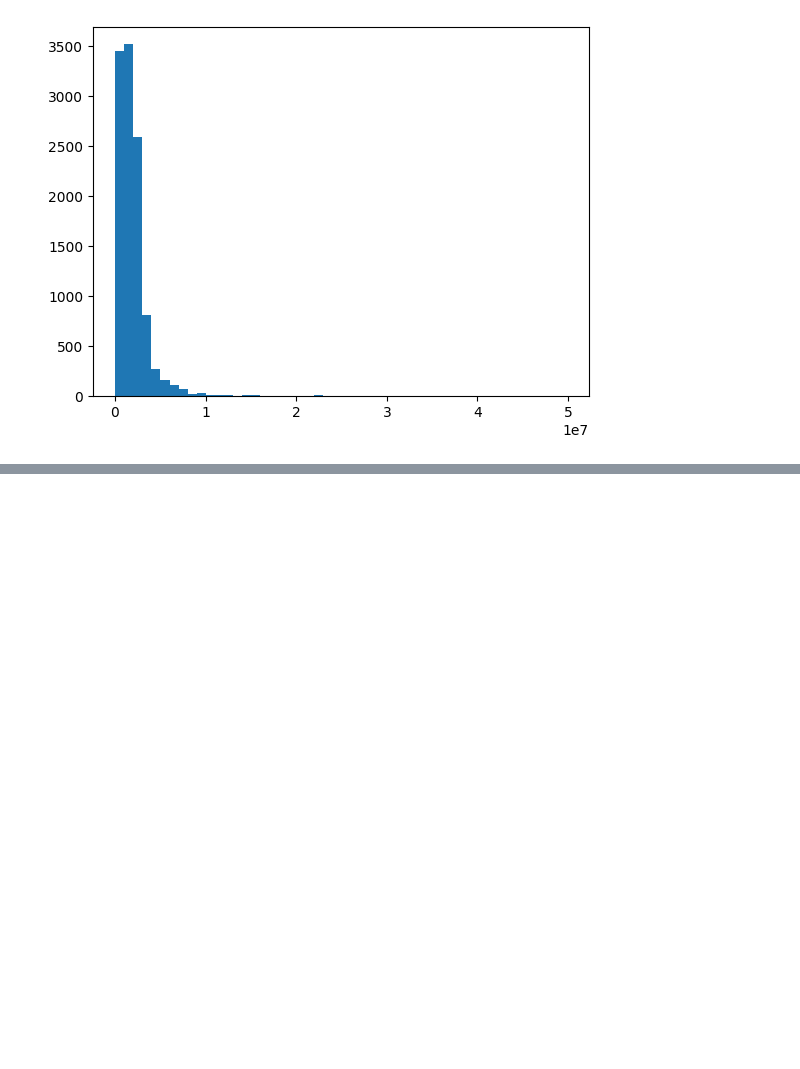
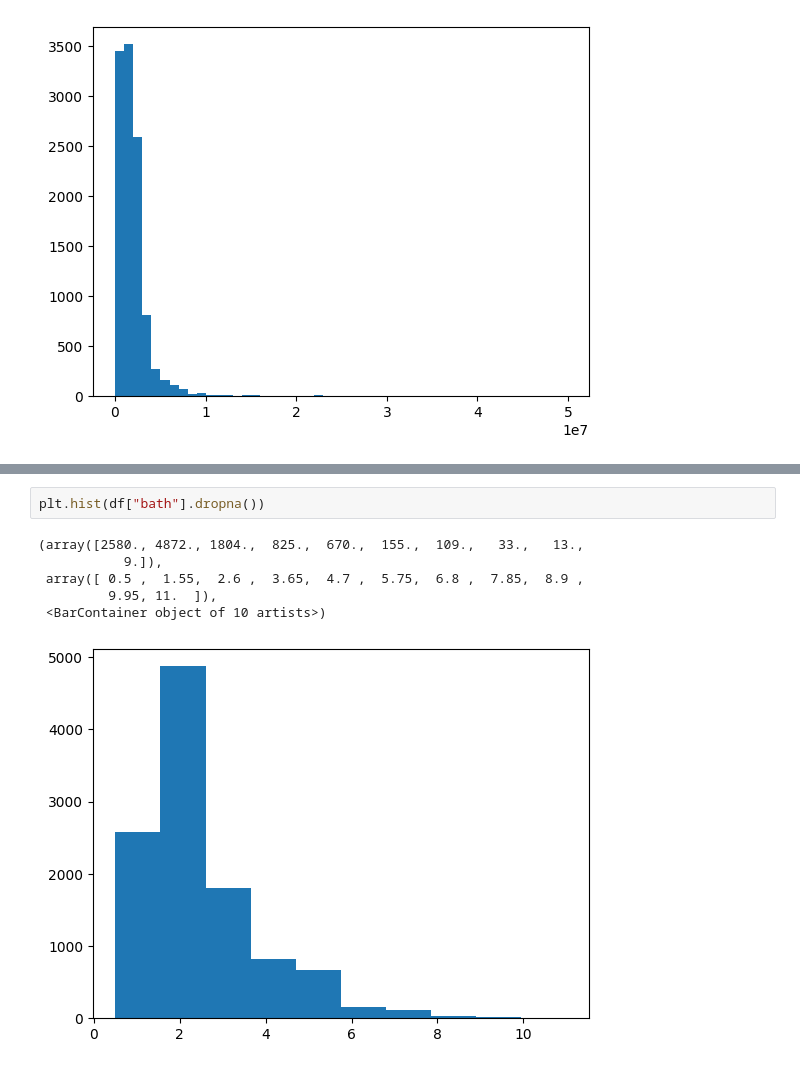
Before and after one commit to chrisgqy/Redfin_RealEstate_ETL, a Jupyter notebook: notebook/transformation.ipynb, the cells around one changed output, grey strips where cells are left out. Drawn from its saved outputs; the diff is of its cells as text; blank space fills up the shorter version.

```diff
--- a/notebook/transformation.ipynb
+++ b/notebook/transformation.ipynb
@@ -102,0 +95,9 @@ plt.hist(df["sqr_footage"].dropna(), bins=50)
+# %%
+plt.hist(df["bath"].dropna())
+# %% [output]
+(array([2580., 4872., 1804.,  825.,  670.,  155.,  109.,   33.,   13.,
+           9.]),
+ array([ 0.5 ,  1.55,  2.6 ,  3.65,  4.7 ,  5.75,  6.8 ,  7.85,  8.9 ,
+         9.95, 11.  ]),
+ <BarContainer object of 10 artists>)
+[figure, added]
```
Also changed, not shown: parts of 1 cell of this notebook.
